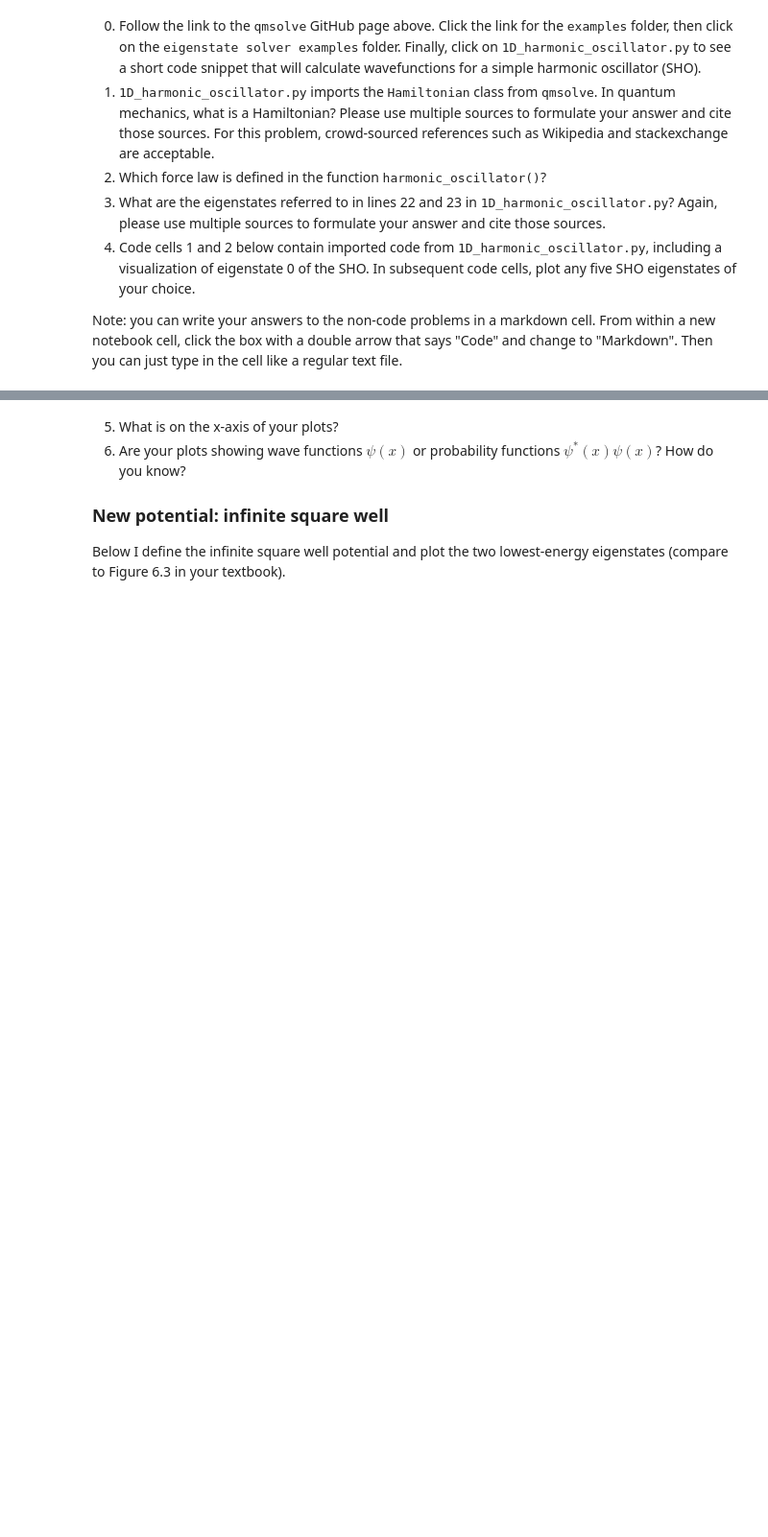
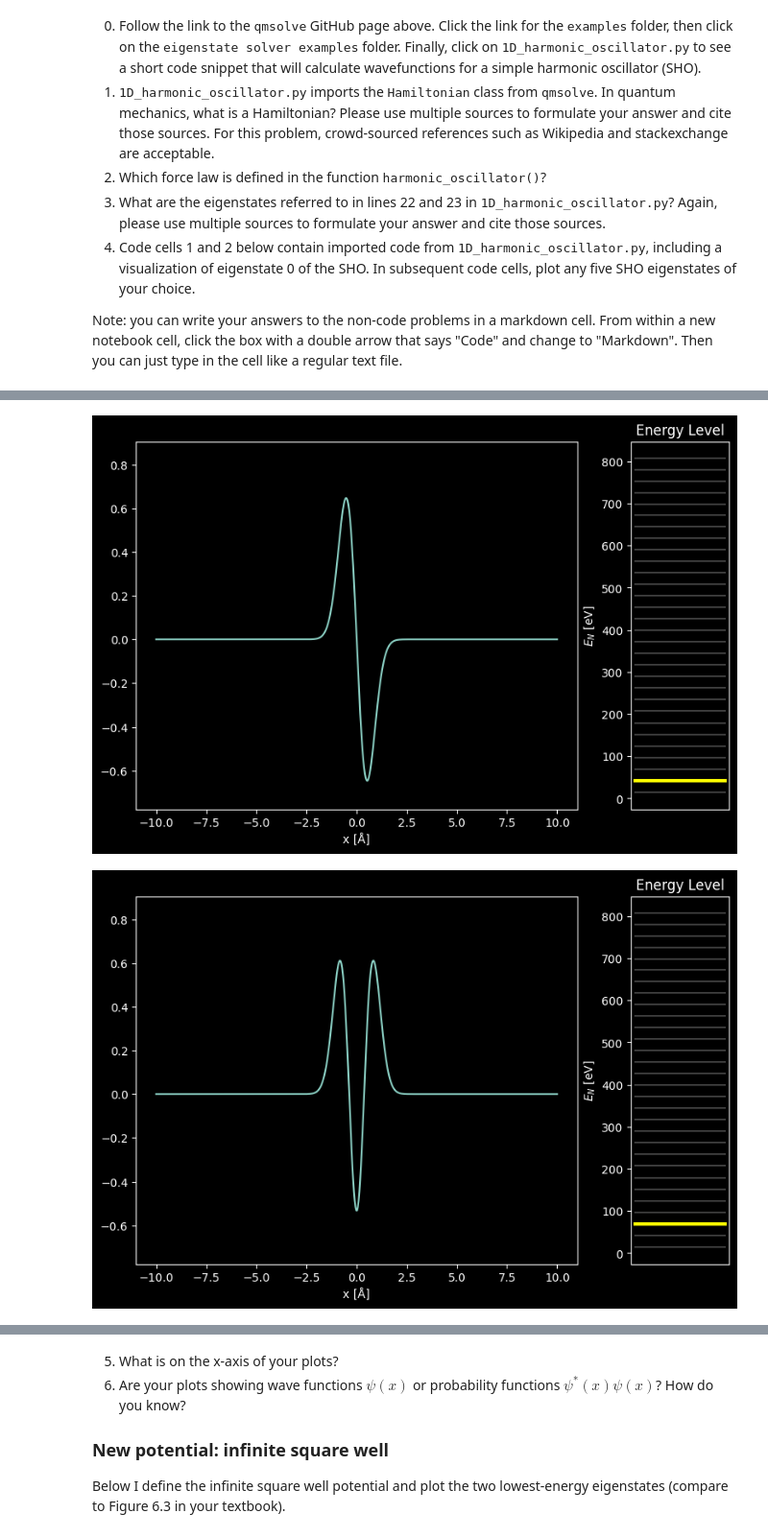
Before and after one commit to afonse15428/PHYS309, a Jupyter notebook: assignment6_done.ipynb, the cells around one changed output, grey strips where cells are left out. Shown: that part at 96% size. Cells and saved outputs as stored; diff of their text form; code cells hidden in the pictures; blank space fills up the shorter version.

```diff
--- a/assignment6_done.ipynb
+++ b/assignment6_done.ipynb
@@ -91,3 +91,12 @@ Took 0.10362100601196289
  562.9401729  590.19186555 617.42396585 644.63645231 671.82930335
  699.00249732 726.15601246 753.28982697 780.40391895 807.49826642]
 [figure]
+# %%
+visualization.plot_eigenstate(1)
+visualization.plot_eigenstate(2)
+visualization.plot_eigenstate(3)
+visualization.plot_eigenstate(4)
+visualization.plot_eigenstate(5)
+# %% [output]
+[figure, added]
+[figure, added]
```
Also changed, not shown: parts of 14 cells of this notebook.
